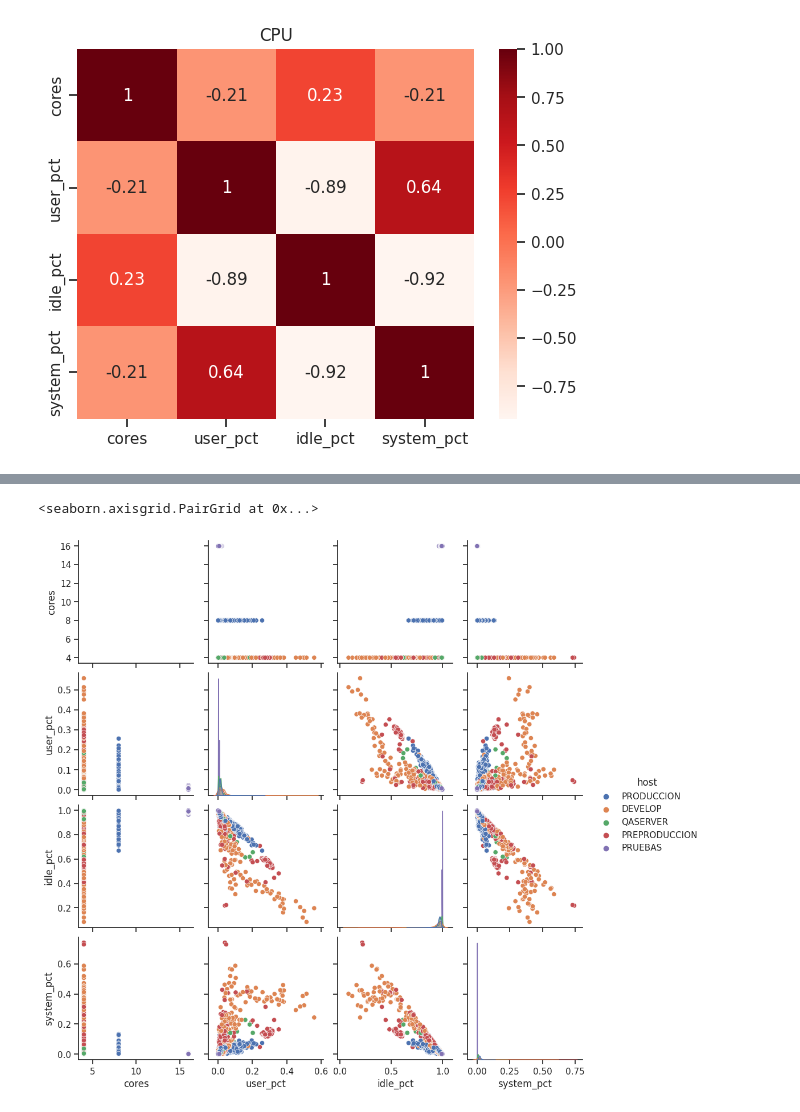
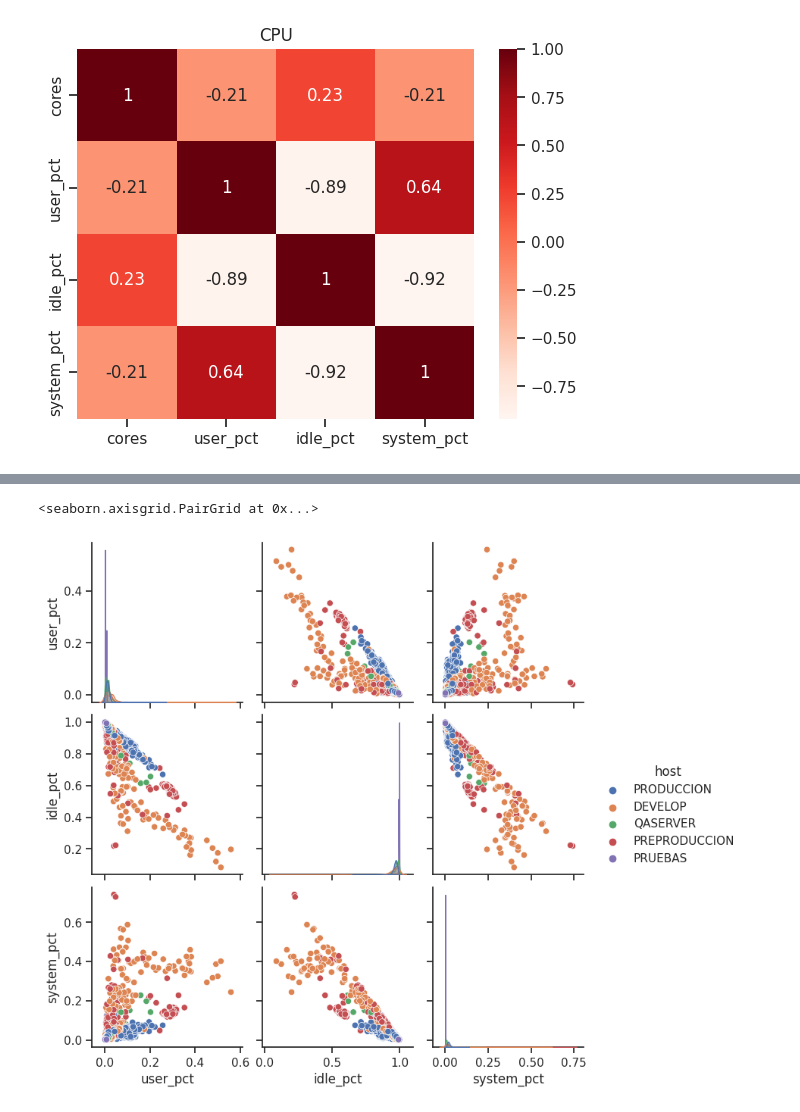
Before and after one commit to ModifiedBear/DSC-Datathon, a Jupyter notebook: combine_features.ipynb, the cells around one changed output, grey strips where cells are left out. Drawn from its saved outputs; the diff is of its cells as text; code cells hidden in the pictures.

```diff
--- a/combine_features.ipynb
+++ b/combine_features.ipynb
@@ -33,5 +70,5 @@ sb.heatmap(cpu_df[cpu_df.columns[0:-1]].corr(), cmap="Reds", annot=True).set(tit
 # %%
-sb.pairplot(cpu_df, hue="host")
+sb.pairplot(cpu_df.loc[:,cpu_df.columns != 'cores'], hue="host")
 # %% [output]
 <seaborn.axisgrid.PairGrid at 0x...>
-[figure, old version]
+[figure, new version]
```
Also changed, not shown: parts of 19 cells of this notebook.
